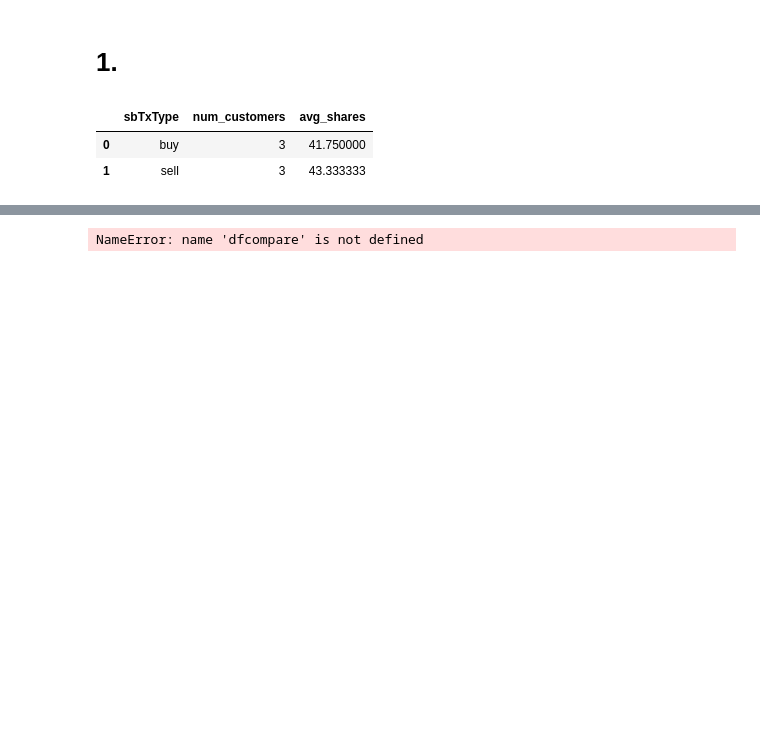
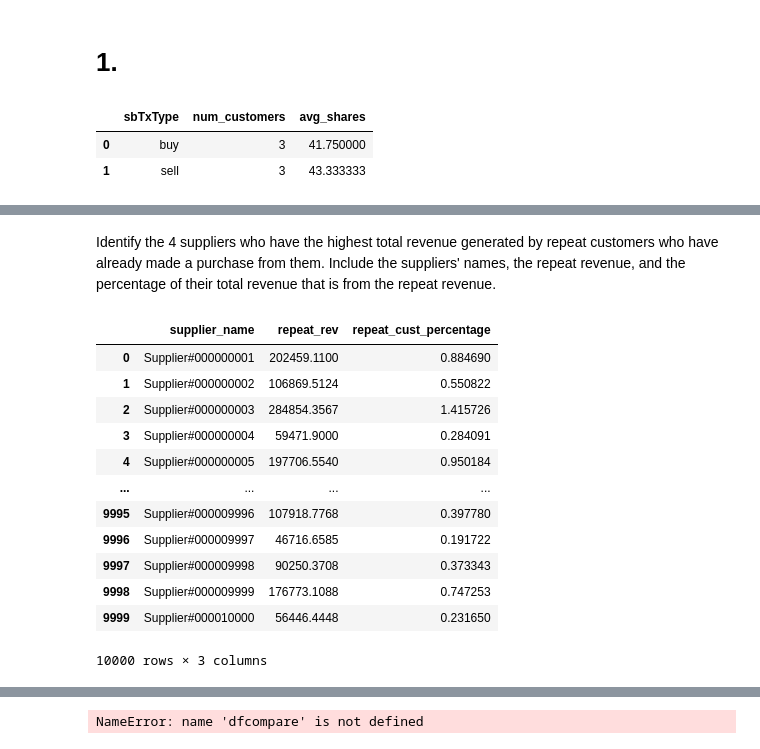
Before and after one commit to bodo-ai/text2pydough, a Jupyter notebook: workbench/JSolano/NewQueryRTFTPCH.ipynb, the cells around one changed output, grey strips where cells are left out. Cells and saved outputs as stored; diff of their text form; code cells hidden in the pictures; blank space fills up the shorter version.

```diff
--- a/workbench/JSolano/NewQueryRTFTPCH.ipynb
+++ b/workbench/JSolano/NewQueryRTFTPCH.ipynb
@@ -212,0 +383,31 @@ pydough_output
+# %% [markdown]
+Identify the 4 suppliers who have the highest total revenue generated by repeat customers who have already made a purchase from them. Include the suppliers' names, the repeat revenue, and the percentage of their total revenue that is from the repeat revenue.
+# %%
+%%pydough
+
+table = lines.CALCULATE(revenue = extended_price*(1-discount), supplier_name = supplier.name).order.CALCULATE(customer_key = customer_key)
+
+cust_supp = PARTITION(table, name = 't', by = (customer_key, supplier_name)
+                ).CALCULATE(number_orders = COUNT(t), cust_sup_revenue = SUM(t.revenue))
+
+sup_rev = PARTITION(cust_supp, name = 'c', by = supplier_name
+                       ).CALCULATE(total_sup_rev = SUM(c.cust_sup_revenue),
+                                   repeat_rev = SUM(IFF(c.number_orders > 1, c.cust_sup_revenue, 0)))
+
+result = sup_rev.CALCULATE(supplier_name = supplier_name, repeat_rev = repeat_rev, repeat_cust_percentage = 100*repeat_rev/total_sup_rev)
+
+pydough.to_df(result)
+# %% [output]
+|  | supplier_name | repeat_rev | repeat_cust_percentage |
+| 0 | Supplier#000000001 | 202459.1100 | 0.884690 |
+| 1 | Supplier#000000002 | 106869.5124 | 0.550822 |
+| 2 | Supplier#000000003 | 284854.3567 | 1.415726 |
+| 3 | Supplier#000000004 | 59471.9000 | 0.284091 |
+| 4 | Supplier#000000005 | 197706.5540 | 0.950184 |
+| ... | ... | ... | ... |
+| 9995 | Supplier#000009996 | 107918.7768 | 0.397780 |
+| 9996 | Supplier#000009997 | 46716.6585 | 0.191722 |
+| 9997 | Supplier#000009998 | 90250.3708 | 0.373343 |
+| 9998 | Supplier#000009999 | 176773.1088 | 0.747253 |
+| 9999 | Supplier#000010000 | 56446.4448 | 0.231650 |
+10000 rows × 3 columns
```
Also changed, not shown: parts of 15 cells of this notebook, 1 other file.
